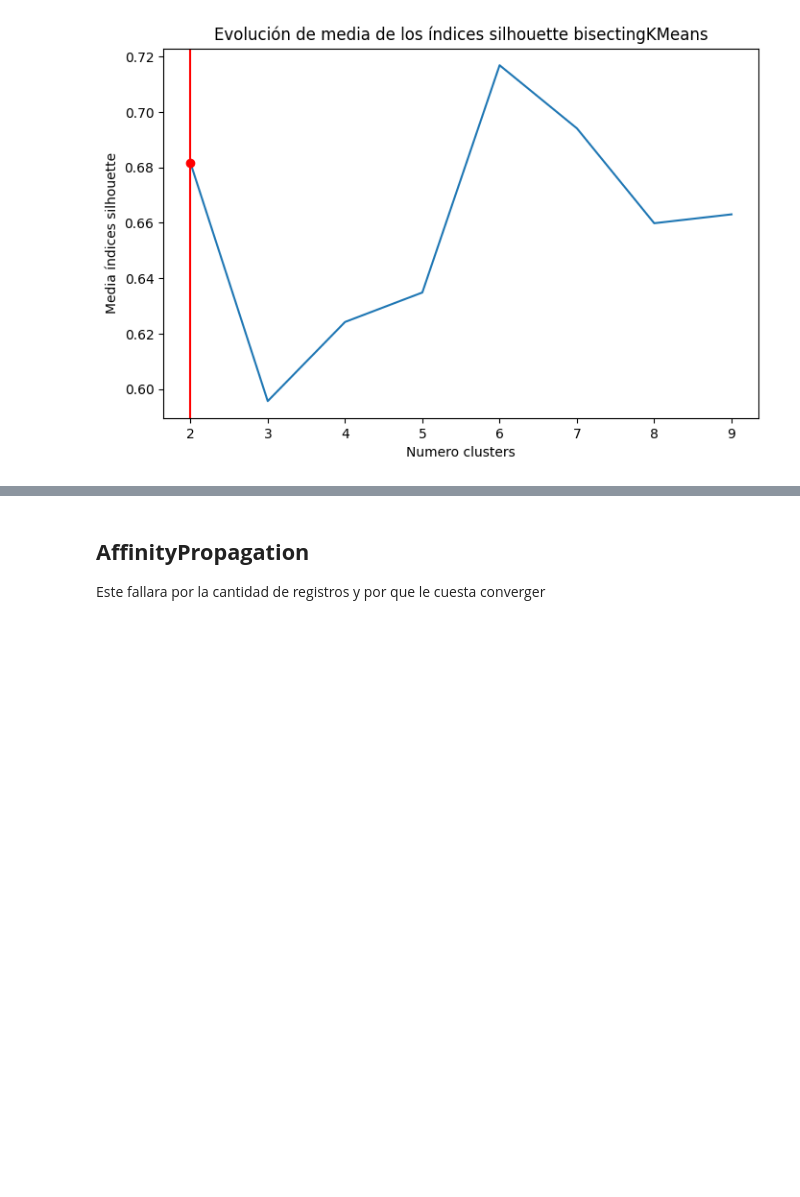
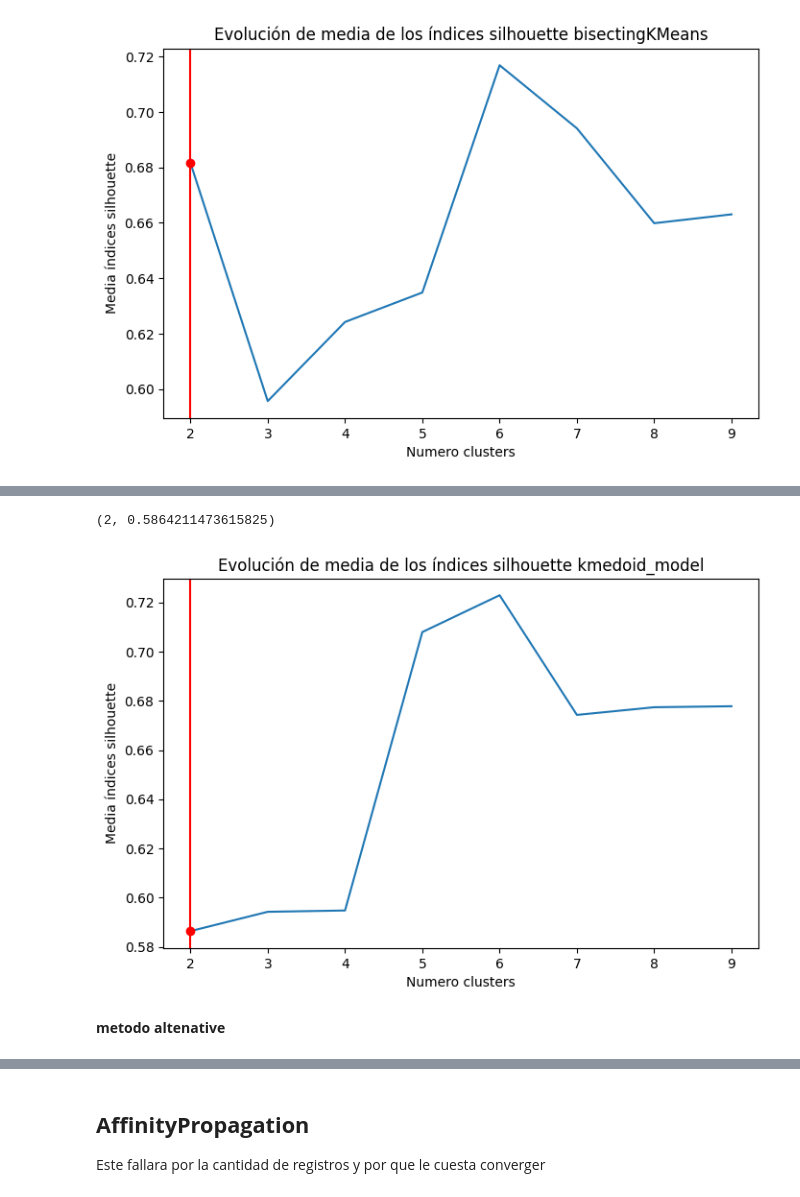
Before and after one commit to Kaiziferr/machine_learning, a Jupyter notebook: clusters/segmentacion.ipynb, the cells around one changed output, grey strips where cells are left out. Drawn from its saved outputs; the diff is of its cells as text; code cells hidden in the pictures; blank space fills up the shorter version.

```diff
--- a/clusters/segmentacion.ipynb
+++ b/clusters/segmentacion.ipynb
@@ -460,0 +535,10 @@ pie_circle(data_df['segmento'], paleta=None, title='Segmento')
+# %%
+kmedoid_model = KMedoids(method="alternate", metric='euclidean', init='k-medoids++', max_iter=300, random_state=random_state)
+# %%
+silhouette_select_cluster(kmedoid_model, (2,10), data_standar,
+                          name_model = 'kmedoid_model')
+# %% [output]
+(2, 0.5864211473615825)
+[figure, added]
+# %% [markdown]
+**metodo altenative**
```
Also changed, not shown: parts of 31 cells of this notebook.
